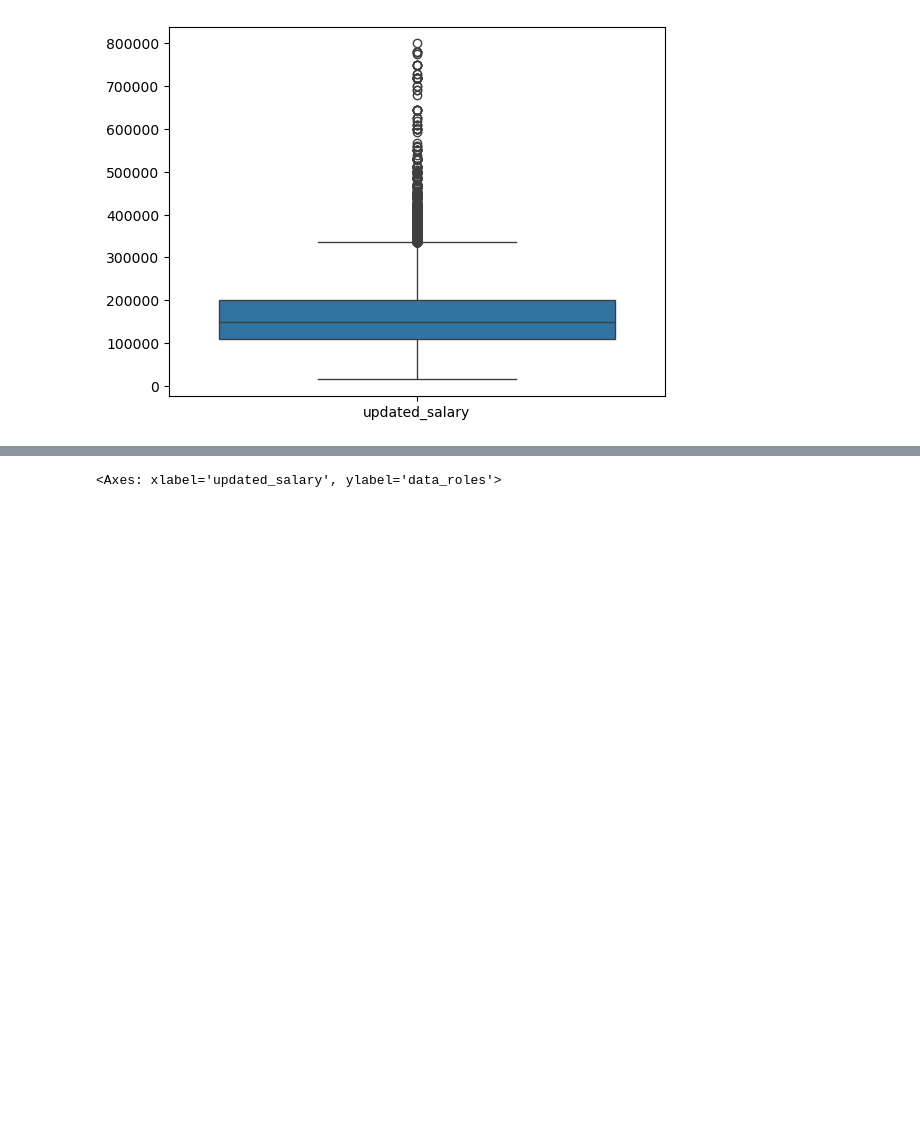
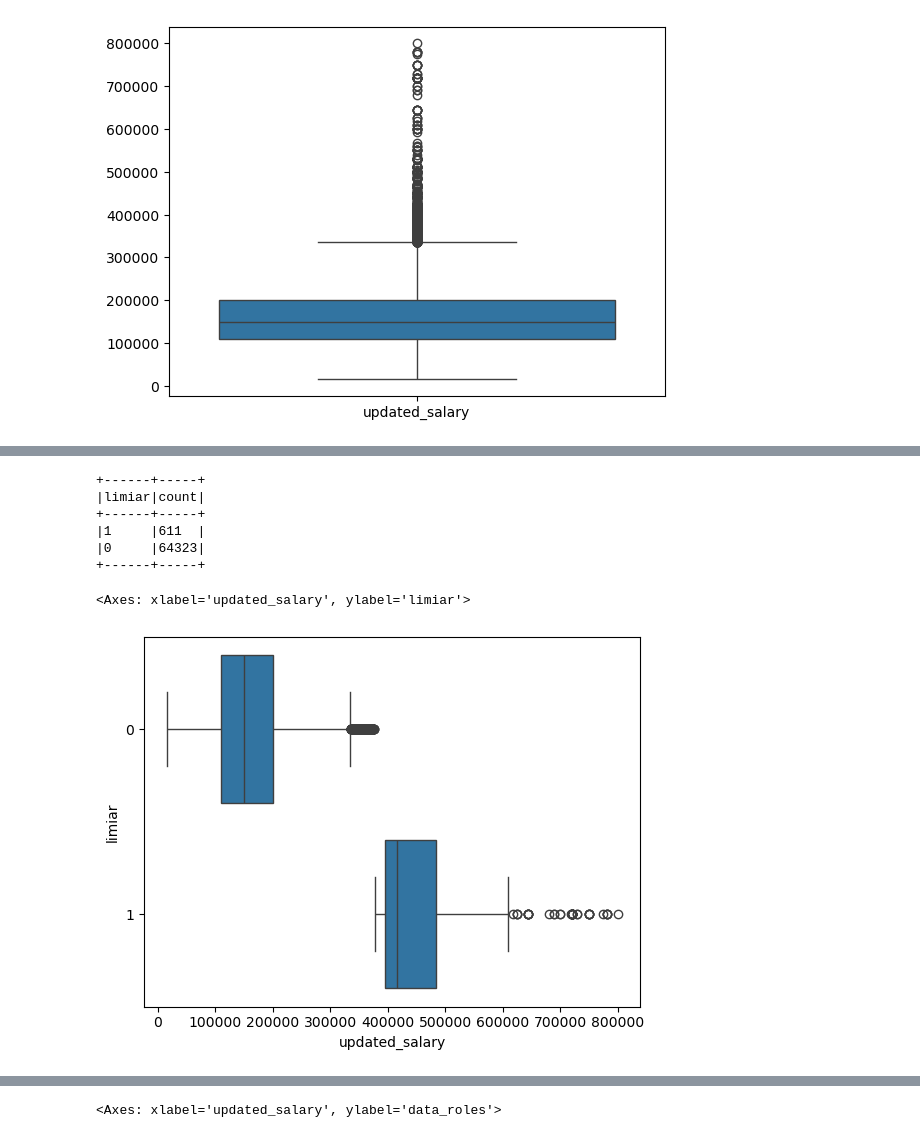
Before and after one commit to aurelixv/tcc-data-mining-2024, a Jupyter notebook: notebooks/exploratory-data-analysis.ipynb, the cells around one changed output, grey strips where cells are left out. Cells and saved outputs as stored; diff of their text form; code cells hidden in the pictures; blank space fills up the shorter version.

```diff
--- a/notebooks/exploratory-data-analysis.ipynb
+++ b/notebooks/exploratory-data-analysis.ipynb
@@ -673,0 +706,18 @@ sns.boxplot(df_update.select("updated_salary").toPandas())
+# %%
+z_score.groupBy("limiar").agg(F.count("*").alias("count")).show(truncate=False)
+# %% [output]
++------+-----+
+|limiar|count|
++------+-----+
+|1     |611  |
+|0     |64323|
++------+-----+
+# %%
+sns.boxplot(
+    z_score.select(F.col("limiar").cast("string"), "updated_salary").toPandas(),
+    x="updated_salary",
+    y="limiar",
+)
+# %% [output]
+<Axes: xlabel='updated_salary', ylabel='limiar'>
+[figure, added]
```
Also changed, not shown: parts of 17 cells of this notebook, 18 other files.
